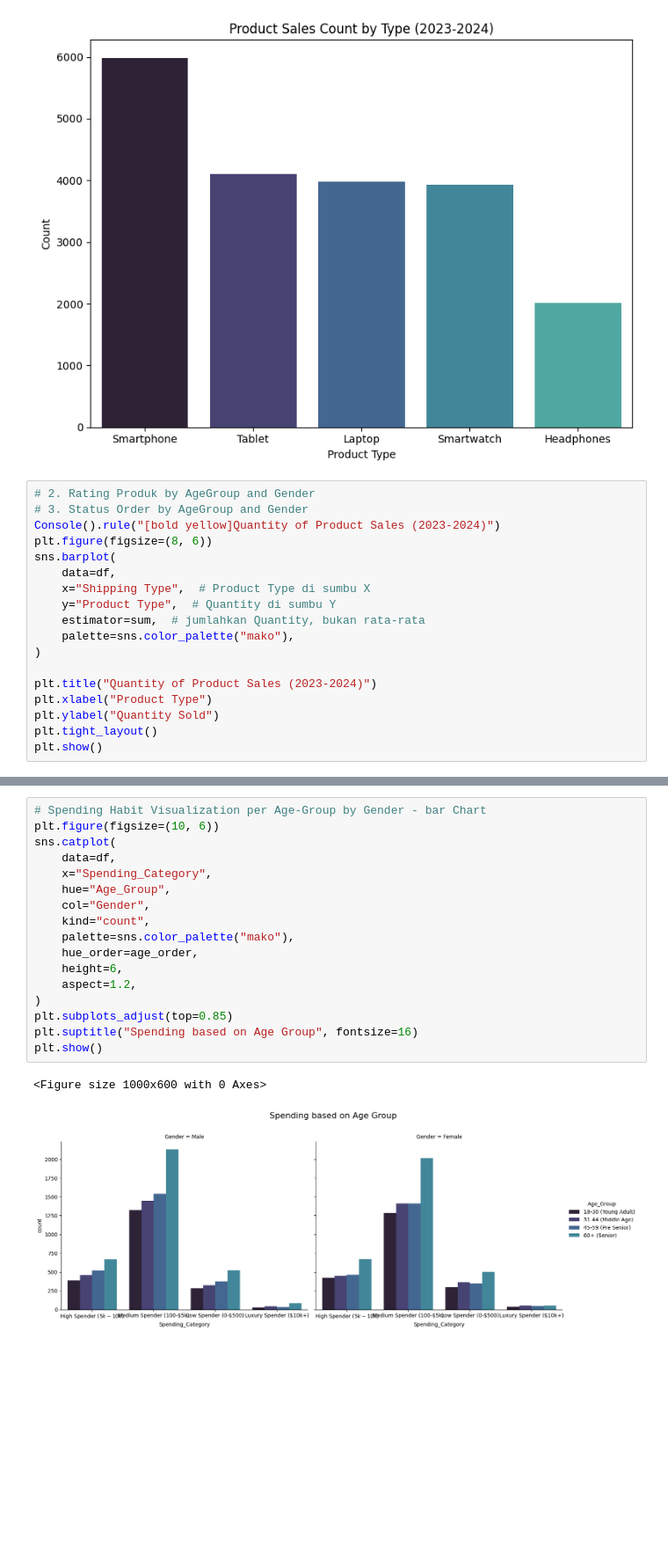
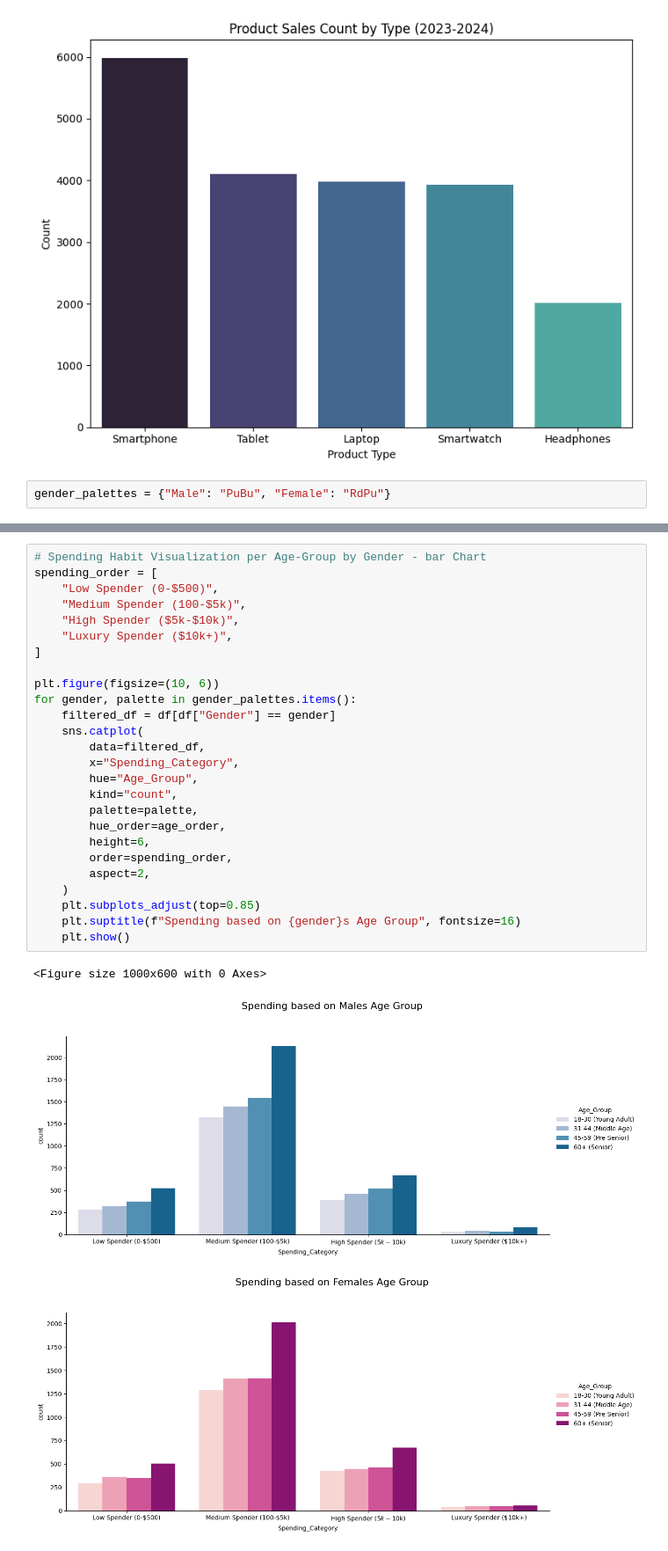
Before and after one commit to apostroef/sales-data-representation, a Jupyter notebook: Data-Visualization.ipynb, the cells around one changed output, grey strips where cells are left out. Shown: that part at 88% size. Drawn from its saved outputs; the diff is of its cells as text; blank space fills up the shorter version.

```diff
--- a/Data-Visualization.ipynb
+++ b/Data-Visualization.ipynb
@@ -132,20 +132,4 @@ Passing `palette` without assigning `hue` is deprecated and will be removed in v
   sns.countplot(data=df, x="Product Type", palette=sns.color_palette("mako"))
 [figure]
 # %%
-# 2. Rating Produk by AgeGroup and Gender
-# 3. Status Order by AgeGroup and Gender
-Console().rule("[bold yellow]Quantity of Product Sales (2023-2024)")
-plt.figure(figsize=(8, 6))
-sns.barplot(
-    data=df,
-    x="Shipping Type",  # Product Type di sumbu X
-    y="Product Type",  # Quantity di sumbu Y
-    estimator=sum,  # jumlahkan Quantity, bukan rata-rata
-    palette=sns.color_palette("mako"),
-)
-
-plt.title("Quantity of Product Sales (2023-2024)")
-plt.xlabel("Product Type")
-plt.ylabel("Quantity Sold")
-plt.tight_layout()
-plt.show()
+gender_palettes = {"Male": "PuBu", "Female": "RdPu"}
@@ -177,23 +161,33 @@ Text(0.5, 0.98, 'Product Sales based on Age Group')
 # %%
 # Spending Habit Visualization per Age-Group by Gender - bar Chart
+spending_order = [
+    "Low Spender (0-$500)",
+    "Medium Spender (100-$5k)",
+    "High Spender ($5k-$10k)",
+    "Luxury Spender ($10k+)",
+]
+
 plt.figure(figsize=(10, 6))
-sns.catplot(
-    data=df,
-    x="Spending_Category",
-    hue="Age_Group",
-    col="Gender",
-    kind="count",
-    palette=sns.color_palette("mako"),
-    hue_order=age_order,
-    height=6,
-    aspect=1.2,
-)
-plt.subplots_adjust(top=0.85)
-plt.suptitle("Spending based on Age Group", fontsize=16)
-plt.show()
+for gender, palette in gender_palettes.items():
+    filtered_df = df[df["Gender"] == gender]
+    sns.catplot(
+        data=filtered_df,
+        x="Spending_Category",
+        hue="Age_Group",
+        kind="count",
+        palette=palette,
+        hue_order=age_order,
+        height=6,
+        order=spending_order,
+        aspect=2,
+    )
+    plt.subplots_adjust(top=0.85)
+    plt.suptitle(f"Spending based on {gender}s Age Group", fontsize=16)
+    plt.show()
 # %% [output]
 <Figure size 1000x600 with 0 Axes>
-[figure, old version]
+[figure, new version]
+[figure, added]
 # %%
 # Adds On Spending Habit Visualization per Age-Group by Gender - bar Chart
 plt.figure(figsize=(10, 6))
```
Also changed, not shown: parts of 4 cells of this notebook, 1 other file.
